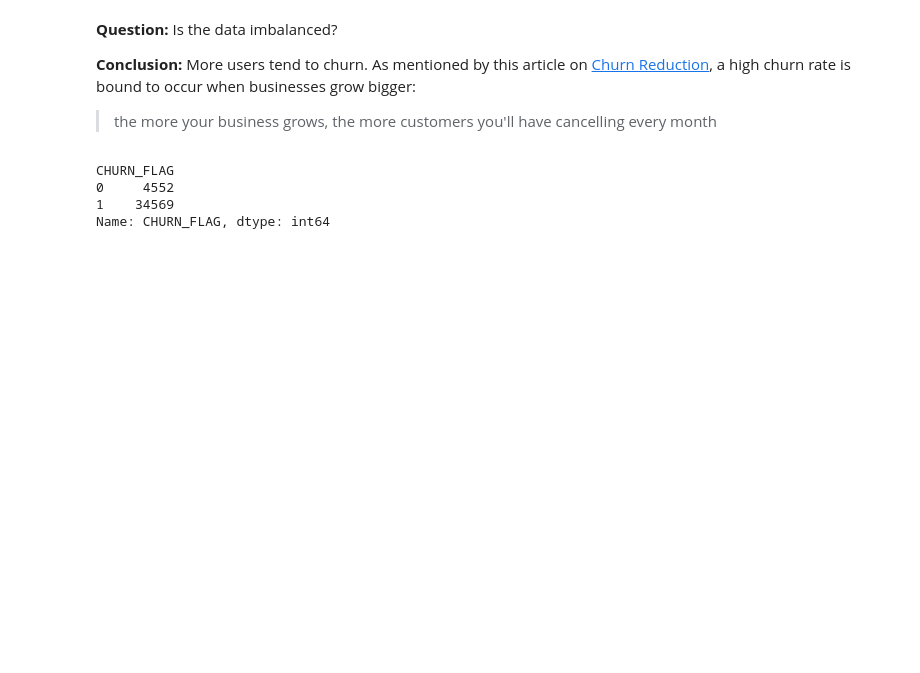
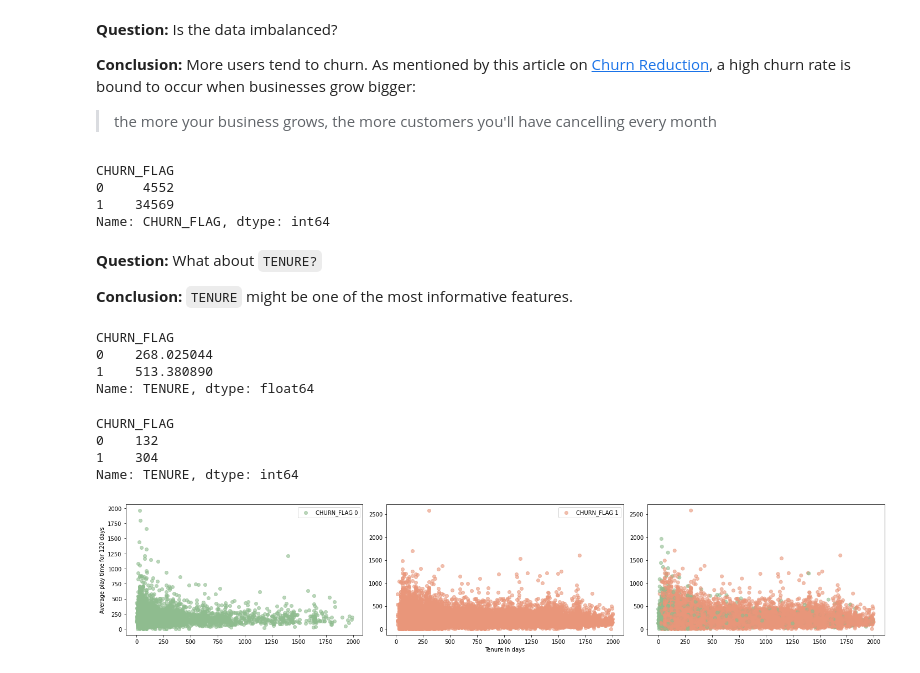
Before and after one commit to i-be-snek/tv4-churn-assignment, a Jupyter notebook: model/data_exploration.ipynb, the cells around one changed output. Cells and saved outputs as stored; diff of their text form; code cells hidden in the pictures; blank space fills up the shorter version.

Commit message:
:bulb: refactor: additional insight into tenure feature

```diff
--- a/model/data_exploration.ipynb
+++ b/model/data_exploration.ipynb
@@ -164,3 +162,35 @@ CHURN_FLAG
 0     4552
 1    34569
 Name: CHURN_FLAG, dtype: int64
+# %% [markdown]
+**Question:** What about `TENURE?`
+
+**Conclusion:** `TENURE` might be one of the most informative features.
+# %%
+dataset['TENURE'].groupby(dataset['CHURN_FLAG']).mean()
+# %% [output]
+CHURN_FLAG
+0    268.025044
+1    513.380890
+Name: TENURE, dtype: float64
+# %%
+dataset['TENURE'].groupby(dataset['CHURN_FLAG']).median()
+# %% [output]
+CHURN_FLAG
+0    132
+1    304
+Name: TENURE, dtype: int64
+# %%
+fig, (ax1,ax2,ax3) = plt.subplots(1,3, figsize=(20,4))
+ax1.scatter(dataset.TENURE.loc[dataset['CHURN_FLAG'].isin([0])], dataset.AVG_PLAY_120.loc[dataset['CHURN_FLAG'].isin([0])], alpha=0.6, c='darkseagreen')
+ax2.scatter(dataset.TENURE.loc[dataset['CHURN_FLAG'].isin([1])], dataset.AVG_PLAY_120.loc[dataset['CHURN_FLAG'].isin([1])], alpha=0.6, c='darksalmon')
+ax3.scatter(dataset.TENURE, dataset.AVG_PLAY_120, c=dataset.CHURN_FLAG.map({1: 'darksalmon', 0: 'darkseagreen'}), alpha=0.6)
+
+ax1.legend(['CHURN_FLAG 0'])
+ax2.legend(['CHURN_FLAG 1'])
+ax1.set_ylabel('Average play time for 120 days')
+ax2.set_xlabel('Tenure in days')
+
+plt.tight_layout()
+# %% [output]
+[figure, added]
```
Also changed, not shown: parts of 4 cells of this notebook.
